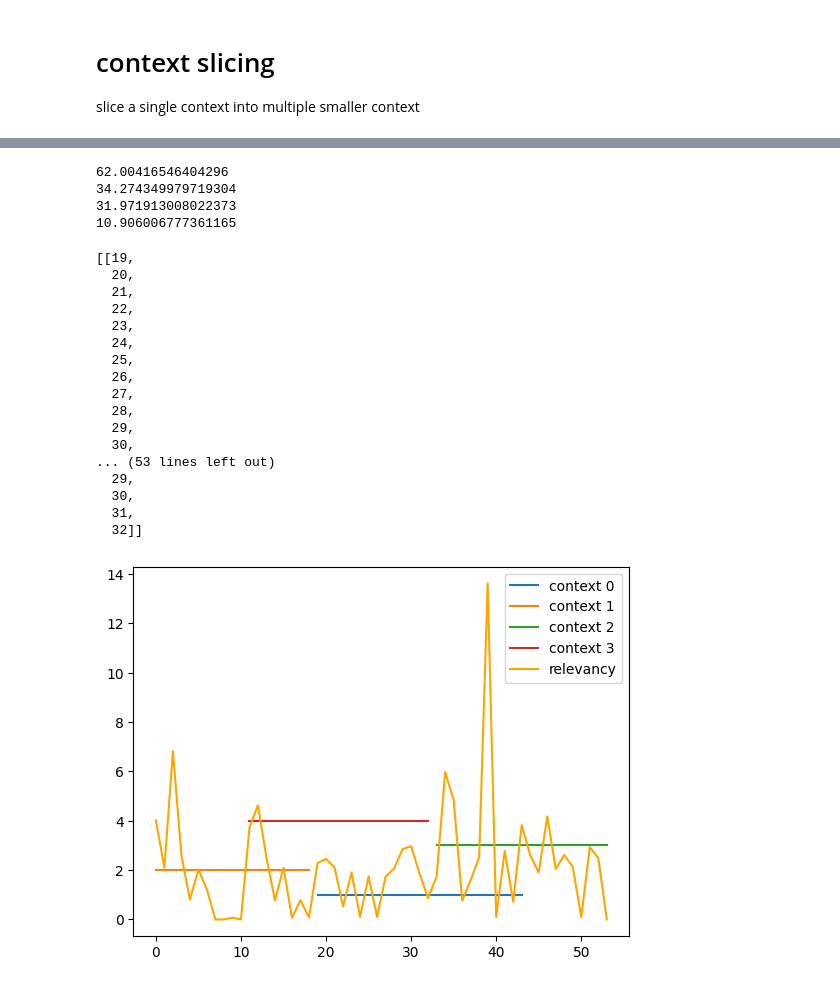
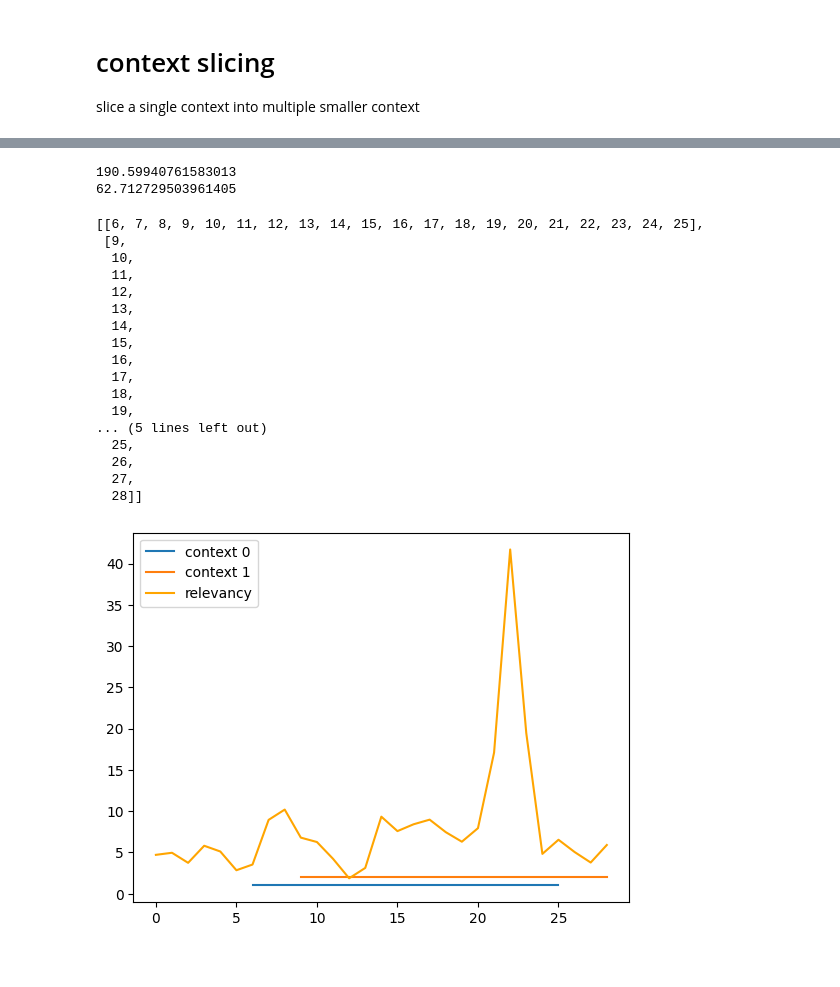
Before and after one commit to Museum7432/fkafkawejfie, a Jupyter notebook: notebooks/sentences selection.ipynb, the cells around one changed output, grey strips where cells are left out. Cells and saved outputs as stored; diff of their text form; code cells hidden in the pictures.

```diff
--- a/notebooks/sentences selection.ipynb
+++ b/notebooks/sentences selection.ipynb
@@ -298,7 +294,7 @@ def get_best_continuest_context(tokenized_sents_lenght, query_score, max_token_n
 # %%
 best_context, max_score = get_best_continuest_context(
     tokenized_sents_lenght=context_tk_length,
-    query_score=query_score
+    query_score=final_doc_scores
 )
 
 print([context[i] for i in best_context])
@@ -336,42 +332,40 @@ math.ceil(sum(context_tk_length)*1.25/MODEL_MAX_TOKEN)
 res = slice_context(
     tokenized_sents_lenght=context_tk_length,
     number_of_contexts = math.ceil(sum(context_tk_length)*1.2/MODEL_MAX_TOKEN),
-    query_score=query_score,
+    query_score=final_doc_scores,
     max_token_number=MODEL_MAX_TOKEN
 )
 res
 # %% [output]
-62.00416546404296
-34.274349979719304
-31.971913008022373
-10.906006777361165
+190.59940761583013
+62.712729503961405
-[[19,
-  20,
-  21,
-  22,
-  23,
-  24,
+[[6, 7, 8, 9, 10, 11, 12, 13, 14, 15, 16, 17, 18, 19, 20, 21, 22, 23, 24, 25],
+ [9,
+  10,
+  11,
+  12,
+  13,
+  14,
+  15,
+  16,
+  17,
+  18,
+  19,
+... (5 lines left out)
   25,
   26,
   27,
-  28,
-  29,
-  30,
-... (53 lines left out)
-  29,
-  30,
-  31,
-  32]]
+  28]]
 # %%
 
 for idx,sl in enumerate(res):
     plt.plot(sl, [1 + idx for _ in range(len(sl))], label="context " + str(idx))
-plt.plot(x, query_score,color="orange",label="relevancy")
+plt.plot(x, final_doc_scores,color="orange",label="relevancy")
 plt.legend(loc='best')
 
 plt.show()
 # %% [output]
-[figure, old version]
+[figure, new version]
 # %%
 sum(context_tk_length)
 # %% [output]
```
Also changed, not shown: parts of 18 cells of this notebook, 9 other files.
